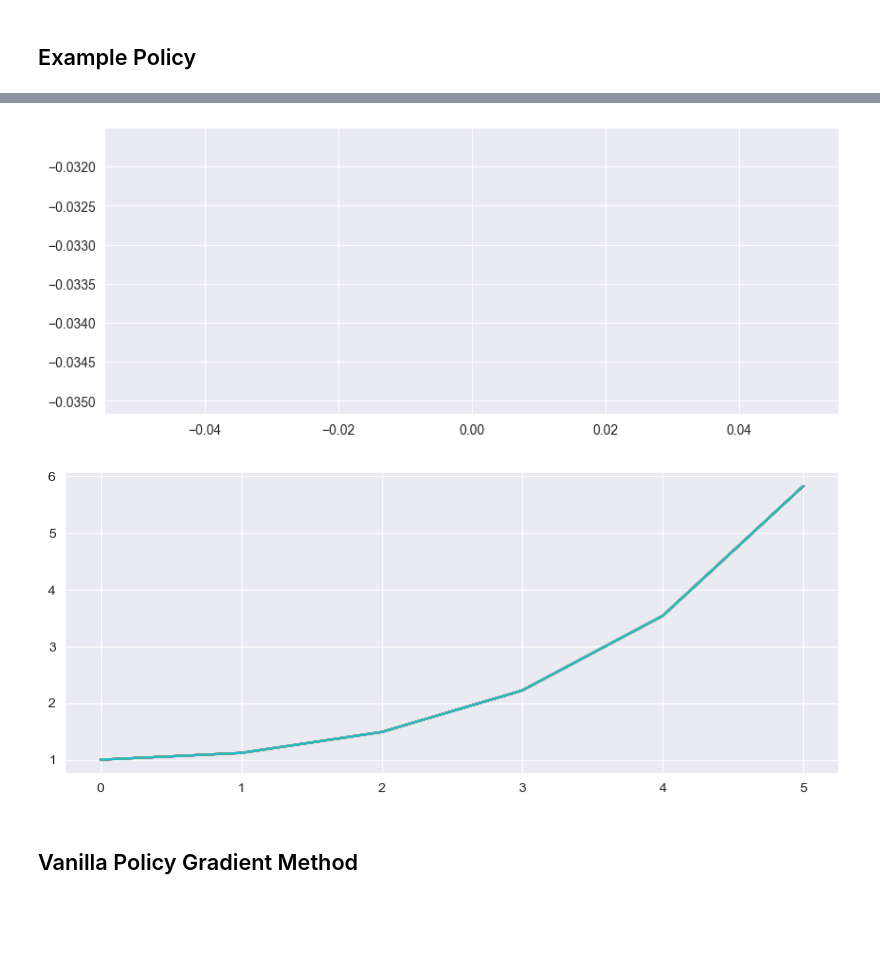
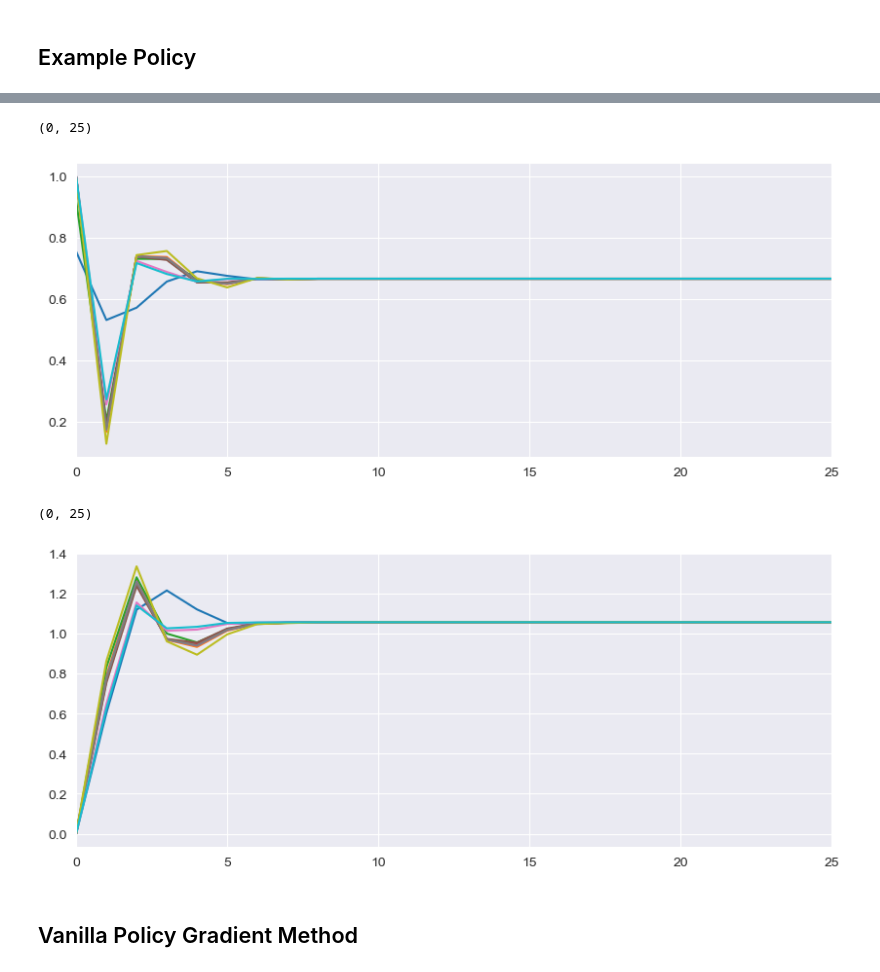
Before and after one commit to BVPhD/RL_scratch, a Jupyter notebook: Hover_at_height-DDPG.ipynb, the cells around one changed output, grey strips where cells are left out. Saved outputs shown, nothing was run; the diff lists cells and outputs as text; code cells hidden in the pictures; blank space fills up the shorter version.

```diff
--- a/Hover_at_height-DDPG.ipynb
+++ b/Hover_at_height-DDPG.ipynb
@@ -74,7 +74,7 @@ class UniformGravity(gym.Env):
 
         # Translational Coordinates
         self.r = 0.0
-        self.r_dot = 0.0
+        self.r_dot = np.random.random()
         self.r_double_dot = 0.0
 
         self.elapsed_time = 0.0 # elapsed sim time in seconds
@@ -91,7 +91,7 @@ class UniformGravity(gym.Env):
     def step(self, action):
 
         # actions segragation
-        thrust = action[0]
+        thrust = np.clip(action[0]*self.max_thrust, -self.max_thrust, self.max_thrust)
 
         # Execute one time step within the environment using RK4
         self.elapsed_time += self.dt
@@ -123,14 +123,12 @@ class UniformGravity(gym.Env):
         # reward -1 for every step not done, encoruging getting to the optima
         # as fast as possible
         # plus a reward for every step near the target altitude
-        reward = -self.dt + self.dt/(self.r - self.target_alt + 0.1)**2
+        reward = np.exp(-0.1*(self.r - self.target_alt)**2) - 0.05*(action[0]-self.g/self.max_thrust)*2
 
         # set if at the terminal state
         done = False
 
-        # test for terminal state
-        if ((self.r <= 0.0) | (self.r > self.target_alt*2.0)):
-            reward = -100.0
+        if self.r < 0.0:
             done = True
 
         if (self.elapsed_time > self.max_time):
@@ -195,11 +193,11 @@ d = False
 
 while True:
     if env.elapsed_time < 8:
-        a = [9.82]
+        a = [9.82/env.max_thrust]
     elif env.elapsed_time < 9.0:
-        a = [9.6395]
+        a = [9.6395/env.max_thrust]
     else:
-        a = [9.8]
+        a = [9.8/env.max_thrust]
 
     s,r,d,_ = env.step(a)
     if d:
@@ -251,20 +249,23 @@ def unpack_batch_ddqn(batch, device="cpu"):
     dones_t = torch.BoolTensor(dones).to(device)
     return states_v, actions_v, rewards_v, dones_t, last_states_v
 # %%
-HIDDEN_SIZE = 16
+HIDDEN_SIZE = 128
 
 class DDPGActor(nn.Module):
-    def __init__(self, obs_size, act_size):
+    def __init__(self, obs_size, act_size, device):
         super(DDPGActor, self).__init__()
+
+        self.bias_vector = torch.FloatTensor([0.0]).to(device)
 
         self.net = nn.Sequential(
             nn.Linear(obs_size, HIDDEN_SIZE),
             nn.ReLU(),
-            nn.Linear(HIDDEN_SIZE, act_size)
+            nn.Linear(HIDDEN_SIZE, act_size),
+            nn.Tanh()
         )
 
     def forward(self, x):
-        return self.net(x)
+        return(self.net(x) + self.bias_vector)
 
 
 class DDPGCritic(nn.Module):
@@ -325,8 +325,8 @@ class AgentDDPG(ptan.agent.BaseAgent):
         return actions, new_a_states
 # %%
 GAMMA = 0.99
-BATCH_SIZE = 512
-LEARNING_RATE = 1e-7
+BATCH_SIZE = 128
+LEARNING_RATE = 1e-4
 REPLAY_SIZE = 100000
 REPLAY_INITIAL = 5000
 
@@ -337,10 +337,9 @@ device = torch.device("cuda" if torch.cuda.is_available() else "cpu")
 env = UniformGravity(dt = 0.5, target_alt = 1.0, record_history = False)
 test_env =  UniformGravity(dt = 0.5, target_alt = 1.0, record_history = False)
 
-act_net = DDPGActor(env.observation_space.shape[0], env.action_space.shape[0]).to(device)
+act_net = DDPGActor(env.observation_space.shape[0], env.action_space.shape[0], device).to(device)
 crt_net = DDPGCritic(env.observation_space.shape[0], env.action_space.shape[0]).to(device)
-print(act_net)
-print(crt_net)
+
 tgt_act_net = ptan.agent.TargetNet(act_net)
 tgt_crt_net = ptan.agent.TargetNet(crt_net)
 
@@ -527,13 +488,17 @@ trajectories_act = np.array(trajectories_act)
 # %%
 plt.figure(figsize=(10,4), dpi=100)
 plt.plot( trajectories_act.T );
+plt.xlim(0,25)
 # %% [output]
+(0, 25)
-[figure, old version]
+[figure, new version]
 # %%
 plt.figure(figsize=(10,4), dpi=100)
 plt.plot( trajectories[:,:,0].T );
+plt.xlim(0,25)
 # %% [output]
+(0, 25)
-[figure, old version]
+[figure, new version]
 # %% [markdown]
 ## Vanilla Policy Gradient Method
 # %%
```
Also changed, not shown: parts of 7 cells of this notebook.
